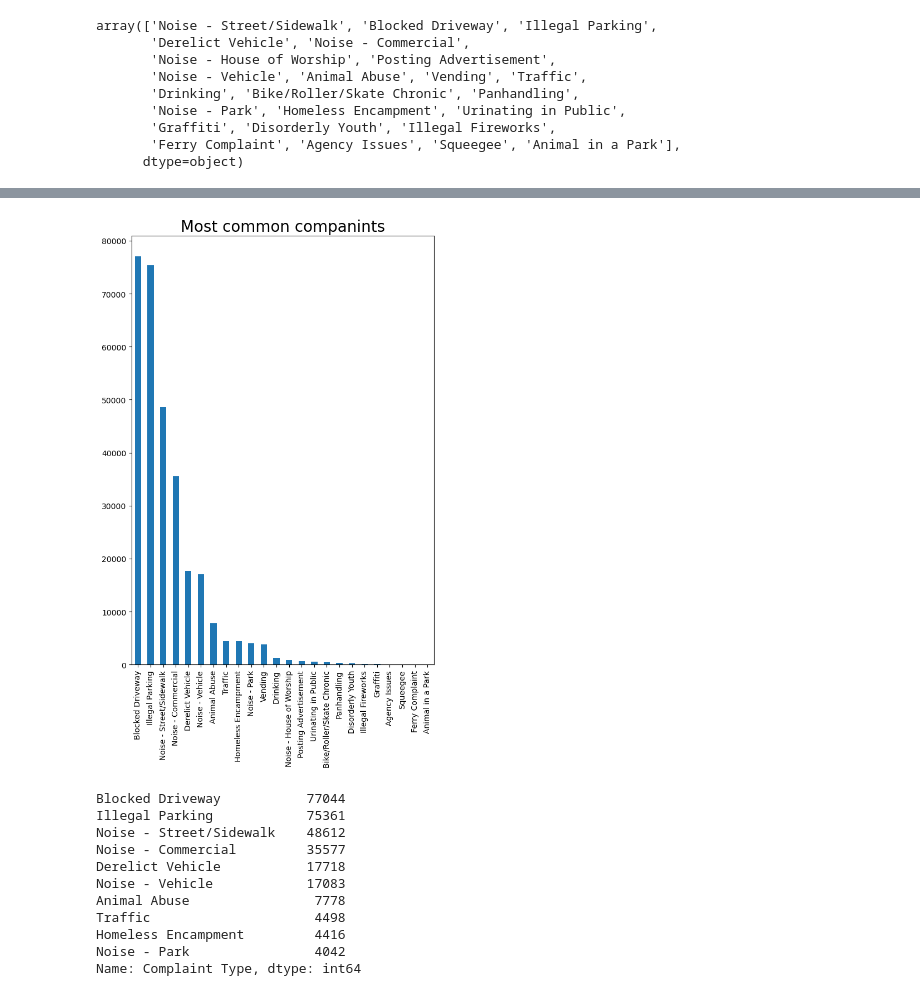
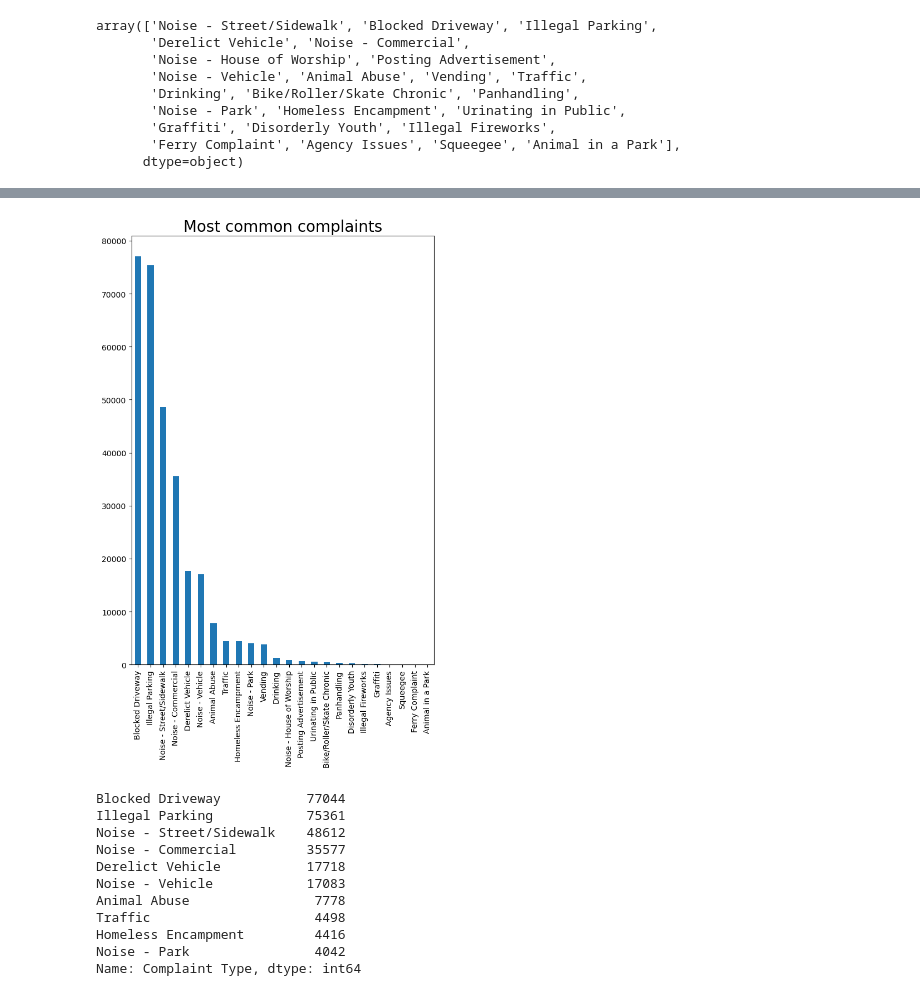
Before and after one commit to pankajsrk/DATA-ANAYTICS, a Jupyter notebook: NYC311.ipynb, the cells around one changed output, grey strips where cells are left out. Saved outputs shown, nothing was run; the diff lists cells and outputs as text; code cells hidden in the pictures.

```diff
--- a/NYC311.ipynb
+++ b/NYC311.ipynb
@@ -189,10 +189,10 @@ Name: Complaint Type, dtype: int64
 # %%
 plt.figure(figsize=(7, 10))
 Complaint_types.plot(kind='bar')
-plt.title('Most common companints', fontsize=20)
+plt.title('Most common complaints', fontsize=20)
 plt.show()
 # %% [output]
-[figure, old version]
+[figure, new version]
 # %%
 df['Complaint Type'].value_counts().nlargest(10)
 # %% [output]
```
